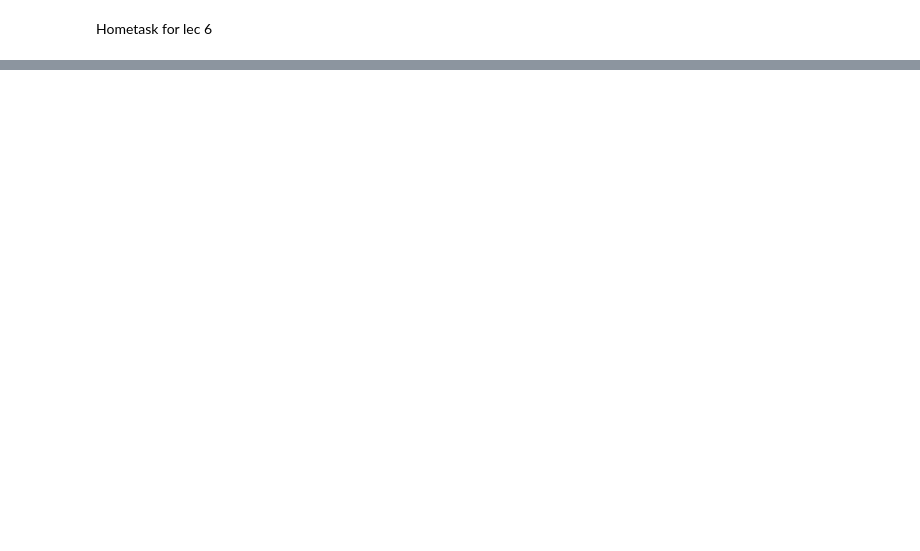
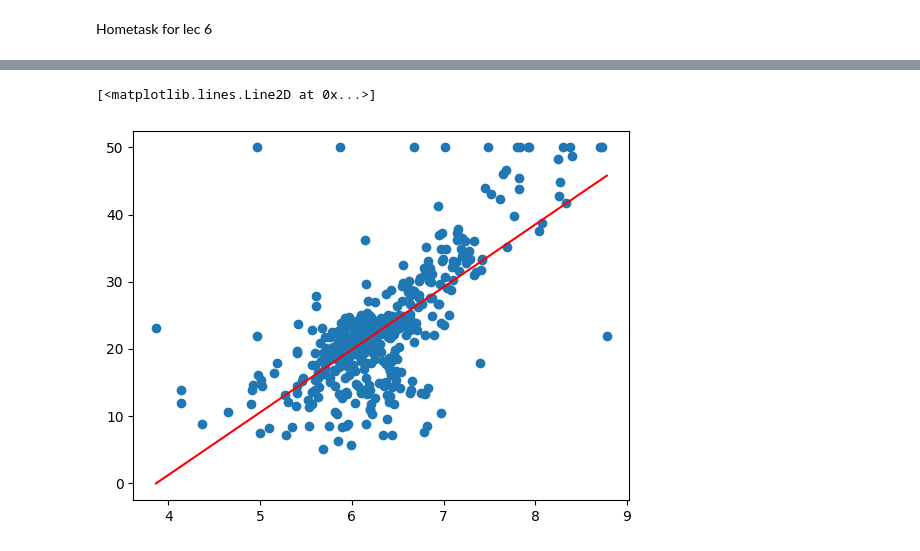
Before and after one commit to Yurii-Stepovenko/Hometask-for-DS-camp-Stepovenko, a Jupyter notebook: Lec 6 hometask.ipynb, the cells around one changed output, grey strips where cells are left out. Cells and saved outputs as stored; diff of their text form; code cells hidden in the pictures; blank space fills up the shorter version.

```diff
--- a/Lec 6 hometask.ipynb
+++ b/Lec 6 hometask.ipynb
@@ -80,0 +227,16 @@ array([[7.155],
+# %%
+# Initialize and test Linear_Regression_3
+np.random.seed(2020)
+m = 10
+n = 1
+X_check= np.random.randn(m,n)
+y_check= np.random.randn(m,1)
+b_check= np.random.randn()
+w_check= np.random.randn(1,n)
+params = b_check,w_check
+print('X= {}, \ny= {}, \nb= {} \nw= {}'.format(X_check, y_check, b_check, w_check))
+
+lin_reg_3 = Linear_Regression_3()
+lin_reg_3.m = m
+lin_reg_3.n = n
+lin_reg_3.J_derivative(params, X_check, y_check)
@@ -80,0 +360,10 @@ array([[7.155],
+# %%
+#Checking gradient descent
+np.random.seed(2021)
+m = 10
+n = 1
+X_check= np.random.randn(m,n)
+y_check= np.random.randn(m,1)
+print('X= {}, \ny= {}'.format(X_check, y_check))
+lin_reg_4 = Linear_Regression_4(alpha = 1, max_iter = 5, verbose=1)
+lin_reg_4.fit(X_check, y_check)
@@ -80,0 +518,10 @@ array([[7.155],
+# %%
+#Checking results
+print ('X_train.shape= ',X_train.shape)
+print ('y_train.shape= ',y_train.shape)
+print ('X_train= \n{}'.format (X_train[:5,:]))
+lin_reg = Linear_Regression(alpha= 0.01, verbose=0, eps=1e-8)
+lin_reg.fit (X_train, y_train)
+lin_reg.draw_cost_changes()
+print ('R2 Score =', lin_reg.score(X_test, y_test))
+print ('b: {}, w= {}'.format(lin_reg.intercept_, lin_reg.coef_))
@@ -80,0 +540,12 @@ array([[7.155],
+# %%
+#prediction of one feature
+if X_train.shape[1]>1:
+    raise Exception ('Select single feature to plot')
+plt.figure()
+plt.scatter(X_train, y_train)
+x_line= np.array([np.min(X_train), np.max(X_train)])
+z_line = lin_reg.predict(x_line.reshape(-1,1))
+plt.plot(x_line, z_line, '-', c='red')
+# %% [output]
+[<matplotlib.lines.Line2D at 0x...>]
+[figure, added]
```
Also changed, not shown: parts of 25 cells of this notebook, 4 other files.
